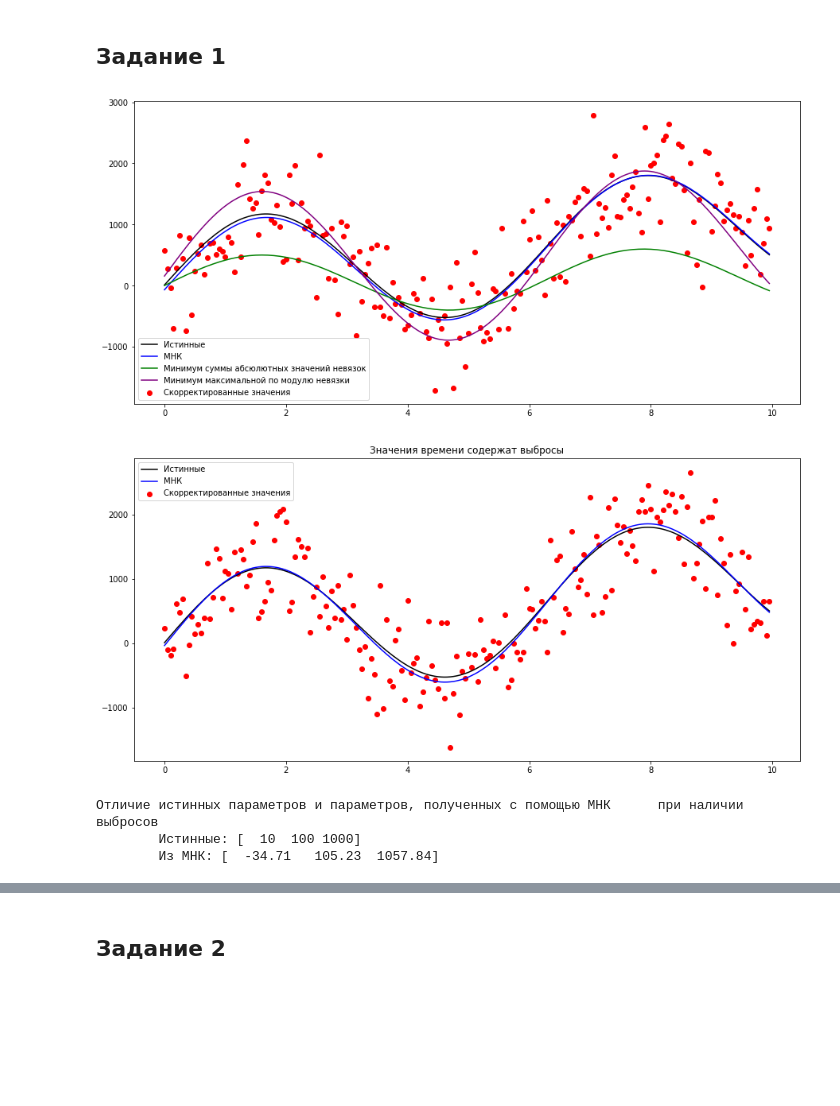
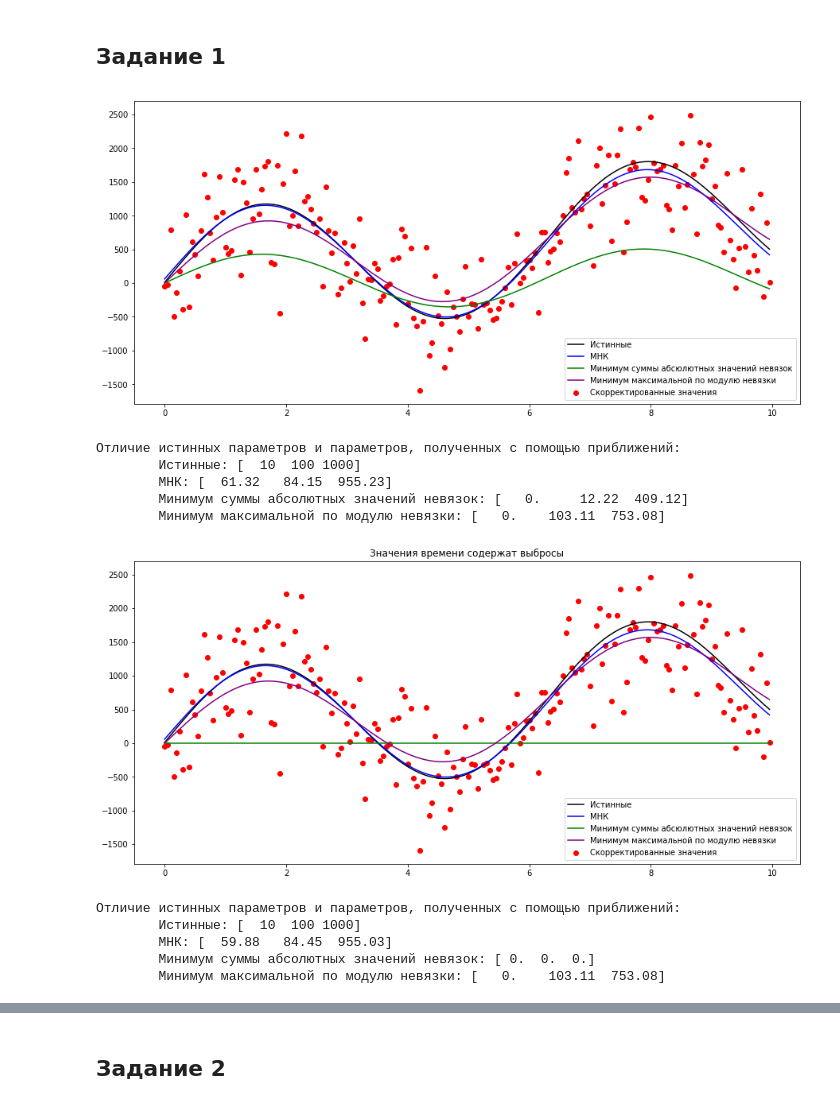
Before and after one commit to svinkapeppa/5-term, a Jupyter notebook: optimization/1.ipynb, the cells around one changed output, grey strips where cells are left out. Saved outputs shown, nothing was run; the diff lists cells and outputs as text; code cells hidden in the pictures; blank space fills up the shorter version.

```diff
--- a/optimization/1.ipynb
+++ b/optimization/1.ipynb
@@ -42,11 +49,16 @@ def getenteringindex(size, zstar, nonbasic):
             index = i + 1
     return index
 # %%
+'''
+    Определение покидающей переменной по правилу Бланда.
+'''
 def getleavingindex(size, primalstepdirection, xstar, basic):
     values = primalstepdirection / xstar
     nans = np.isnan(values)
     values[nans] = 0
     value = np.max(values)
+    if value <= 0:
+        raise Exception('UNBOUNDED')
     index = size + 1
     for i in range(len(xstar)):
         if values[i] == value and basic[i] < index:
@@ -153,6 +200,9 @@ def pivot(xstar, zstar, N, basic, nonbasic):
     zstar[0] = 1
     return xstar, zstar, N, basic, nonbasic
 # %%
+'''
+    1 фаза симплекс-алгоритма.
+'''
 def auxiliary(A, b):
     n = A.shape[1]
     m = A.shape[0]
@@ -163,15 +213,21 @@ def auxiliary(A, b):
     B = np.eye(m)
     N = np.c_[-np.ones(m), A.copy()]
     xstar, zstar, N, basic, nonbasic = pivot(xstar, zstar, N,  basic, nonbasic)
+    iteration = 0
     while True:
         if (isoptimal(zstar)):
+            flag = True
             for i in range(n + 1):
                 if nonbasic[i] == 0:
                     N = np.delete(N, i, 1)
                     nonbasic = np.delete(nonbasic, i, 0)
+                    flag = False
                     break
+            if flag:
+                raise Exception('INFEASIBLE')
             return basic, nonbasic, N, xstar
         else:
+            iteration += 1
             enteringindex = np.argmin(zstar)
             vector = np.eye(n + 1)[enteringindex]
             primalstepdirection = np.linalg.inv(B) @ N @ vector.T
@@ -525,15 +607,15 @@ y_real, y_corr = get_y(a, b)
     3) method = 2 -> максимальное абсолютное значение невязки будет минимально.
 '''
 
-def get_params(y_corr, time, method=0):
+def get_params(data, time, method=0):
     if method == 0:
         A = np.array([[1, t, sin(t)] for t in time])
-        return np.linalg.inv(A.T @ A) @ A.T @ y_corr
+        return np.linalg.inv(A.T @ A) @ A.T @ data
     elif method == 1:
         A = np.array([[1, t, sin(t)] for t in time])
         E = np.eye(m)
         B = np.vstack((np.hstack((-E, A)), np.hstack((-E, -A))))
-        b = np.hstack((y_corr, -y_corr))
+        b = np.hstack((data, -data))
         c = -np.hstack((np.ones(m), np.zeros(3)))
         start_point = np.hstack((y_corr, np.zeros(3)))
         return simplex(len(c), B, b, c, start_point=start_point)
@@ -541,6 +623,6 @@ def get_params(y_corr, time, method=0):
         A = np.array([[1, t, sin(t)] for t in time])
         E = np.array([np.ones(m)])
         B = np.vstack((np.hstack((-E.T, A)), np.hstack((-E.T, -A))))
-        b = np.hstack((y_corr, -y_corr))
+        b = np.hstack((data, -data))
         c = -np.hstack((np.ones(1), np.zeros(3)))
         return simplex(len(c), B, b, c)
@@ -577,37 +703,61 @@ plt.plot(time, y, c='purple', label='Минимум максимальной п
 plt.legend()
 plt.show()
 # %% [output]
-[figure, old version]
+[figure, new version]
 # %%
-print('Отличие истинных параметров и параметров, полученных с помощью МНК:')
+print('Отличие истинных параметров и параметров, полученных с помощью приближений:')
 print('\tИстинные:', a)
-print('\tИз МНК:', np.round(astar[0], 2))
+print('\tМНК:', np.round(astar[0], 2))
+print('\tМинимум суммы абсолютных значений невязок:', np.round(astar[1], 2))
+print('\tМинимум максимальной по модулю невязки:', np.round(astar[2], 2))
+# %% [output]
+Отличие истинных параметров и параметров, полученных с помощью приближений:
+        Истинные: [  10  100 1000]
+        МНК: [  61.32   84.15  955.23]
+        Минимум суммы абсолютных значений невязок: [   0.     12.22  409.12]
+        Минимум максимальной по модулю невязки: [   0.    103.11  753.08]
 # %%
 plt.figure(figsize=(15,7))
 
 plt.scatter(time, y_corr, c='red', label='Скорректированные значения')
 
 y = np.array([function(t, a) for t in time])
 plt.plot(time, y, c='black', label='Истинные')
 
 y_corrupt = y_corr.copy()
 y_corrupt[0] -= 50
 y_corrupt[-1] += 50
-astar = get_params(y_corrupt, time)
-y = np.array([function(t, astar) for t in time])
+
+astar = np.zeros((3,3))
+
+astar[0] = get_params(y_corrupt, time)
+y = np.array([function(t, astar[0]) for t in time])
 plt.plot(time, y, c='blue', label='МНК')
+
+astar[1] = get_params(y_corrupt, time, method=1)[1][-3:]
+astar[1] = np.nan_to_num(astar[1])
+y = np.array([function(t, astar[1]) for t in time])
+plt.plot(time, y, c='green', label='Минимум суммы абсюлютных значений невязок')
+
+astar[2] = get_params(y_corrupt, time, method=2)[1][-3:]
+y = np.array([function(t, astar[2]) for t in time])
+plt.plot(time, y, c='purple', label='Минимум максимальной по модулю невязки')
+
 
 plt.title('Значения времени содержат выбросы')
 plt.legend()
 plt.show()
 # %% [output]
-[figure, old version]
+[figure, new version]
 # %%
-print('Отличие истинных параметров и параметров, полученных с помощью МНК\
-      при наличии выбросов')
+print('Отличие истинных параметров и параметров, полученных с помощью приближений:')
 print('\tИстинные:', a)
-print('\tИз МНК:', np.round(astar, 2))
+print('\tМНК:', np.round(astar[0], 2))
+print('\tМинимум суммы абсолютных значений невязок:', np.round(astar[1], 2))
+print('\tМинимум максимальной по модулю невязки:', np.round(astar[2], 2))
 # %% [output]
-Отличие истинных параметров и параметров, полученных с помощью МНК      при наличии выбросов
+Отличие истинных параметров и параметров, полученных с помощью приближений:
         Истинные: [  10  100 1000]
-        Из МНК: [  -34.71   105.23  1057.84]
+        МНК: [  59.88   84.45  955.03]
+        Минимум суммы абсолютных значений невязок: [ 0.  0.  0.]
+        Минимум максимальной по модулю невязки: [   0.    103.11  753.08]
```
Also changed, not shown: parts of 28 cells of this notebook.
